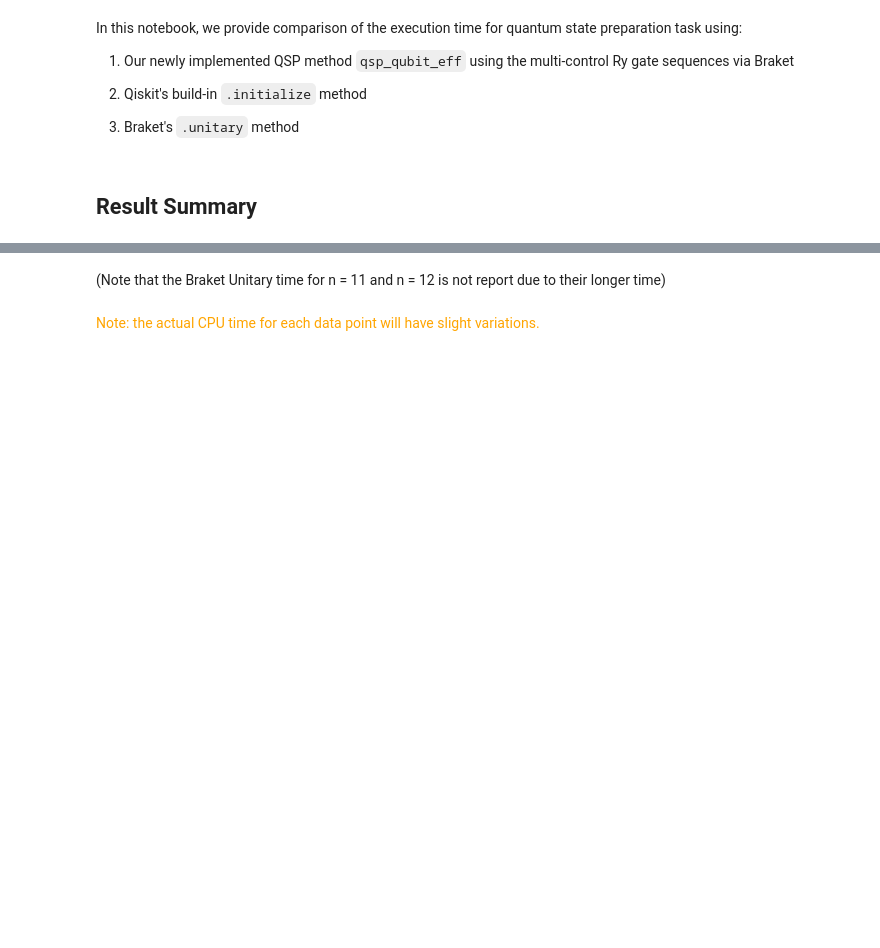
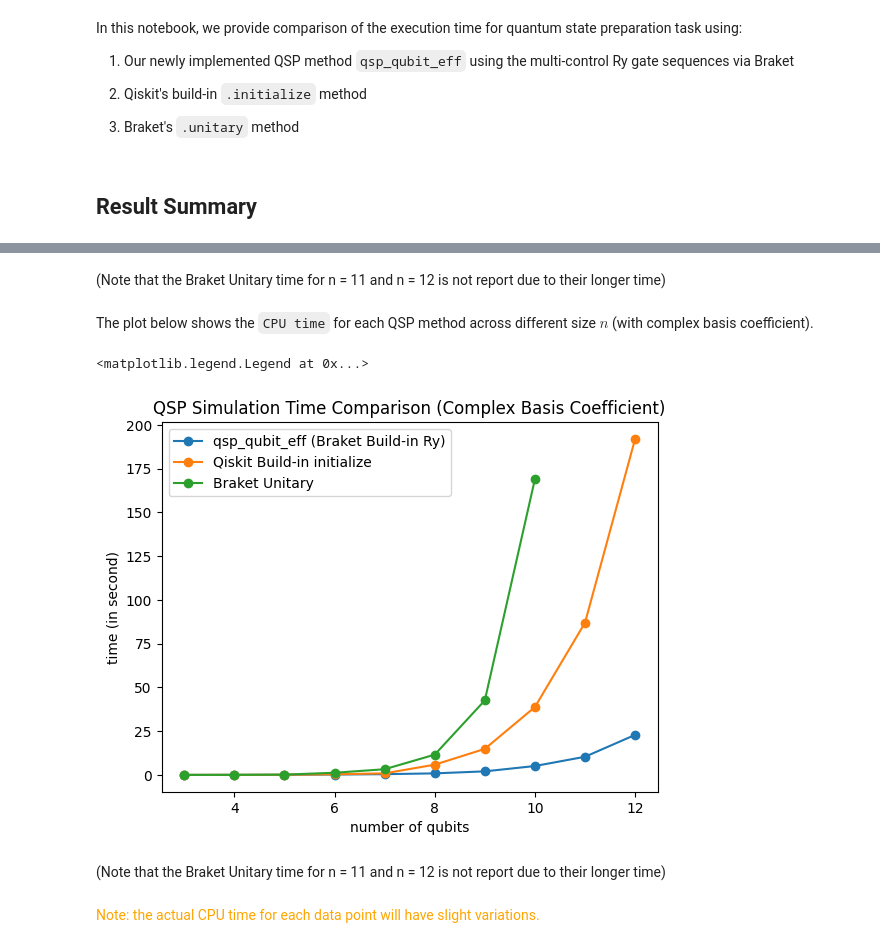
Before and after one commit to guikaiwen/qubit_efficient_QSP, a Jupyter notebook: Comparison_to_Other_Methods.ipynb, the cells around one changed output, grey strips where cells are left out. Drawn from its saved outputs; the diff is of its cells as text; code cells hidden in the pictures; blank space fills up the shorter version.

Commit message:
allow complex input

```diff
--- a/Comparison_to_Other_Methods.ipynb
+++ b/Comparison_to_Other_Methods.ipynb
@@ -30,3 +37,25 @@ ax.legend()  # Add a legend.
+# %% [markdown]
+(Note that the Braket Unitary time for n = 11 and n = 12 is not report due to their longer time)
+# %% [markdown]
+The plot below shows the `CPU time` for each QSP method across different size $n$ (with complex basis coefficient).
+# %%
+fig, ax = plt.subplots()  # Create a figure containing a single axes.
+n = 12
+braket_time_array = [0.0229, 0.0429, 0.0868, 0.253, 0.451, 0.907, 2.06, 5.11, 10.4, 22.9]
+qiskit_time_array = [0.0371, 0.0593, 0.132, 0.381, 0.910, 5.87, 14.9, 38.8, 87, 192]
+braket_unitary_time_array = [0.028, 0.062, 0.186, 1.26, 3.27, 11.6, 42.6, 169]
+x1 = range(3, n + 1)
+x2 = range(3, n - 2 + 1)
+ax.plot(x1, braket_time_array, label='qsp_qubit_eff (Braket Build-in Ry)', marker='o')  # Plot some data on the axes.
+ax.plot(x1, qiskit_time_array, label='Qiskit Build-in initialize', marker='o')  # Plot some data on the axes.
+ax.plot(x2, braket_unitary_time_array, label='Braket Unitary', marker='o')  # Plot some data on the axes.
+ax.set_xlabel('number of qubits')  # Add an x-label to the axes.
+ax.set_ylabel('time (in second)')  # Add a y-label to the axes.
+ax.set_title("QSP Simulation Time Comparison (Complex Basis Coefficient)")  # Add a title to the axes.
+ax.legend()  # Add a legend.
+# %% [output]
+<matplotlib.legend.Legend at 0x...>
+[figure, added]
 # %% [markdown]
 (Note that the Braket Unitary time for n = 11 and n = 12 is not report due to their longer time)
 # %% [markdown]
```
Also changed, not shown: parts of 25 cells of this notebook, 5 other files.
